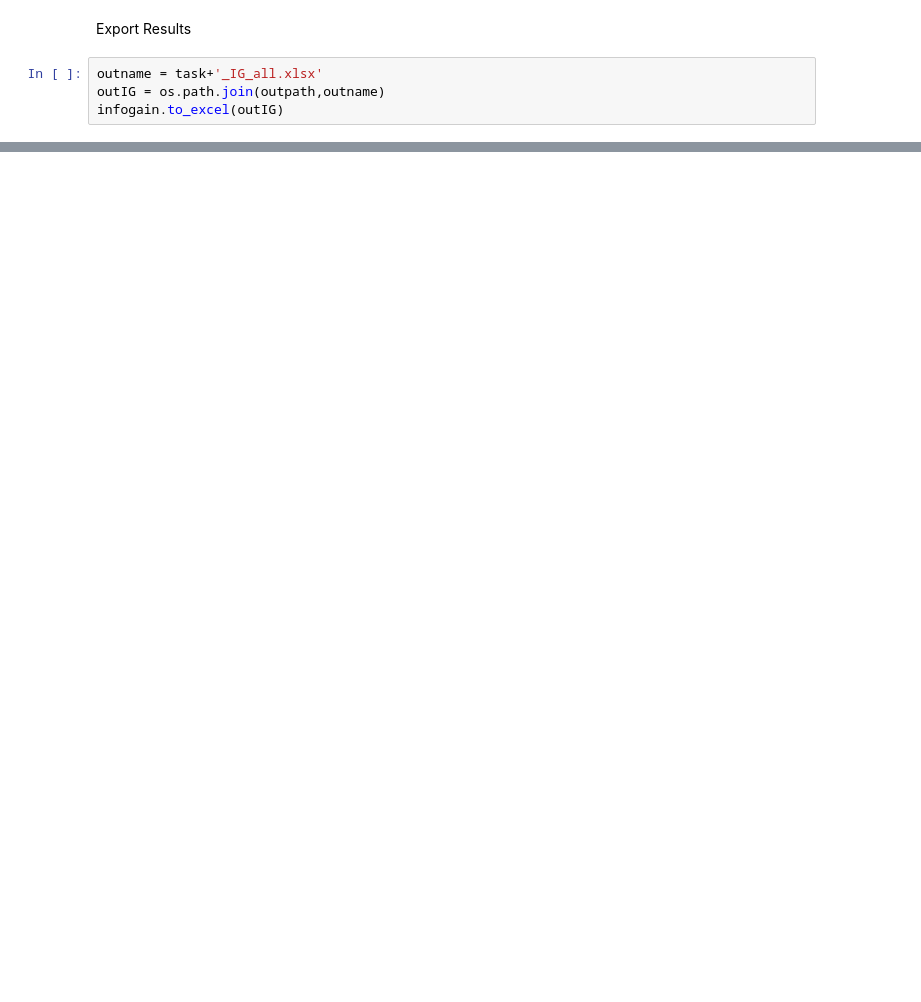
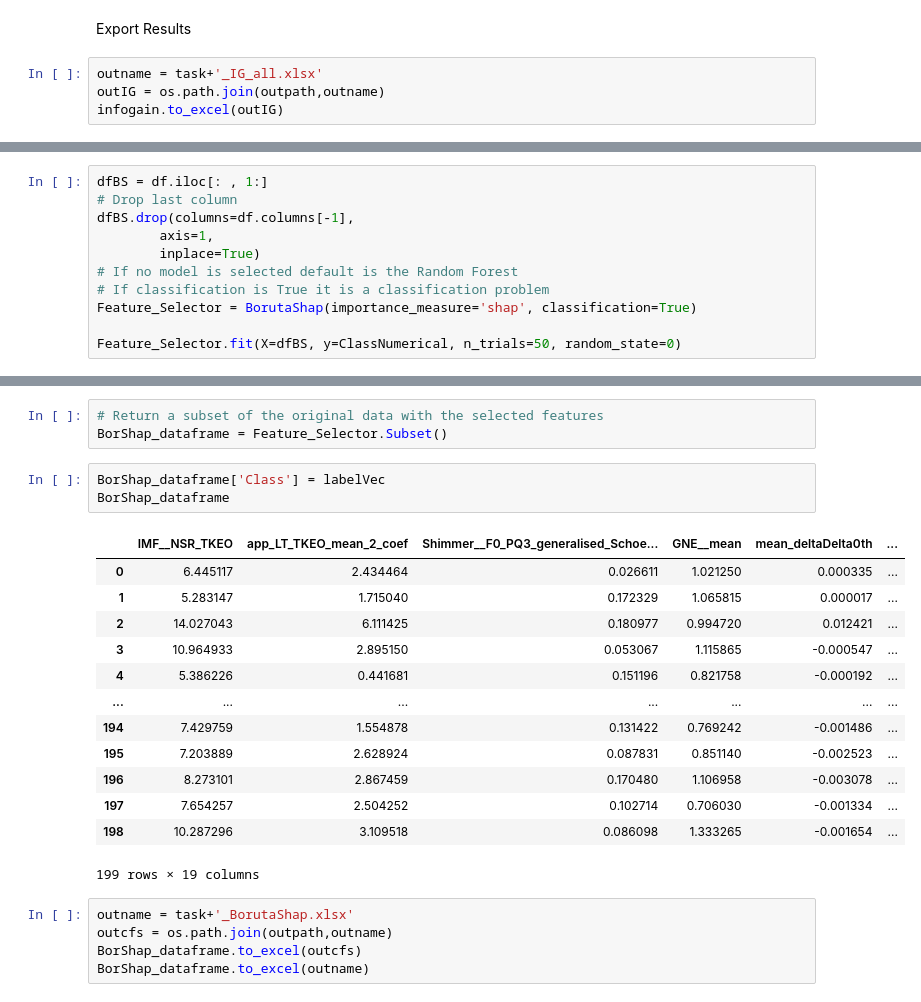
Before and after one commit to pietrodileo/Python_for_MD_thesis, a Jupyter notebook: FeatureSelection.ipynb, the cells around one changed output, grey strips where cells are left out. Saved outputs shown, nothing was run; the diff lists cells and outputs as text; blank space fills up the shorter version.

```diff
--- a/FeatureSelection.ipynb
+++ b/FeatureSelection.ipynb
@@ -857,0 +382,11 @@ See the caveats in the documentation: https://pandas.pydata.org/pandas-docs/stab
+# %%
+dfBS = df.iloc[: , 1:]
+# Drop last column
+dfBS.drop(columns=df.columns[-1],
+        axis=1,
+        inplace=True)
+# If no model is selected default is the Random Forest
+# If classification is True it is a classification problem
+Feature_Selector = BorutaShap(importance_measure='shap', classification=True)
+
+Feature_Selector.fit(X=dfBS, y=ClassNumerical, n_trials=50, random_state=0)
@@ -857,0 +401,25 @@ See the caveats in the documentation: https://pandas.pydata.org/pandas-docs/stab
+# %%
+# Return a subset of the original data with the selected features
+BorShap_dataframe = Feature_Selector.Subset()
+# %%
+BorShap_dataframe['Class'] = labelVec
+BorShap_dataframe
+# %% [output]
+|  | IMF__NSR_TKEO | app_LT_TKEO_mean_2_coef | Shimmer__F0_PQ3_generalised_Schoe... | GNE__mean | mean_deltaDelta0th | ... |
+| 0 | 6.445117 | 2.434464 | 0.026611 | 1.021250 | 0.000335 | ... |
+| 1 | 5.283147 | 1.715040 | 0.172329 | 1.065815 | 0.000017 | ... |
+| 2 | 14.027043 | 6.111425 | 0.180977 | 0.994720 | 0.012421 | ... |
+| 3 | 10.964933 | 2.895150 | 0.053067 | 1.115865 | -0.000547 | ... |
+| 4 | 5.386226 | 0.441681 | 0.151196 | 0.821758 | -0.000192 | ... |
+| ... | ... | ... | ... | ... | ... | ... |
+| 194 | 7.429759 | 1.554878 | 0.131422 | 0.769242 | -0.001486 | ... |
+| 195 | 7.203889 | 2.628924 | 0.087831 | 0.851140 | -0.002523 | ... |
+| 196 | 8.273101 | 2.867459 | 0.170480 | 1.106958 | -0.003078 | ... |
+| 197 | 7.654257 | 2.504252 | 0.102714 | 0.706030 | -0.001334 | ... |
+| 198 | 10.287296 | 3.109518 | 0.086098 | 1.333265 | -0.001654 | ... |
+199 rows × 19 columns
+# %%
+outname = task+'_BorutaShap.xlsx'
+outcfs = os.path.join(outpath,outname)
+BorShap_dataframe.to_excel(outcfs)
+BorShap_dataframe.to_excel(outname)
```
Also changed, not shown: parts of 50 cells of this notebook.
